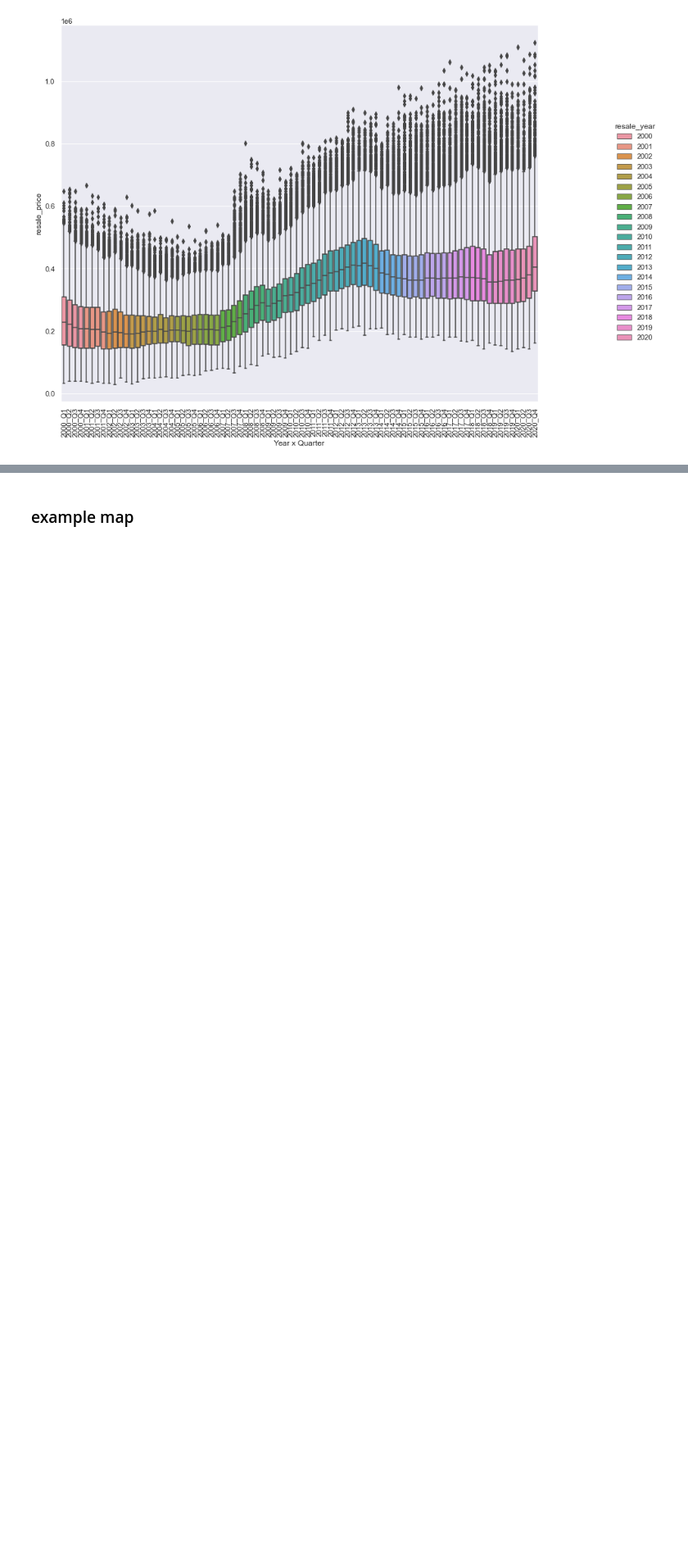
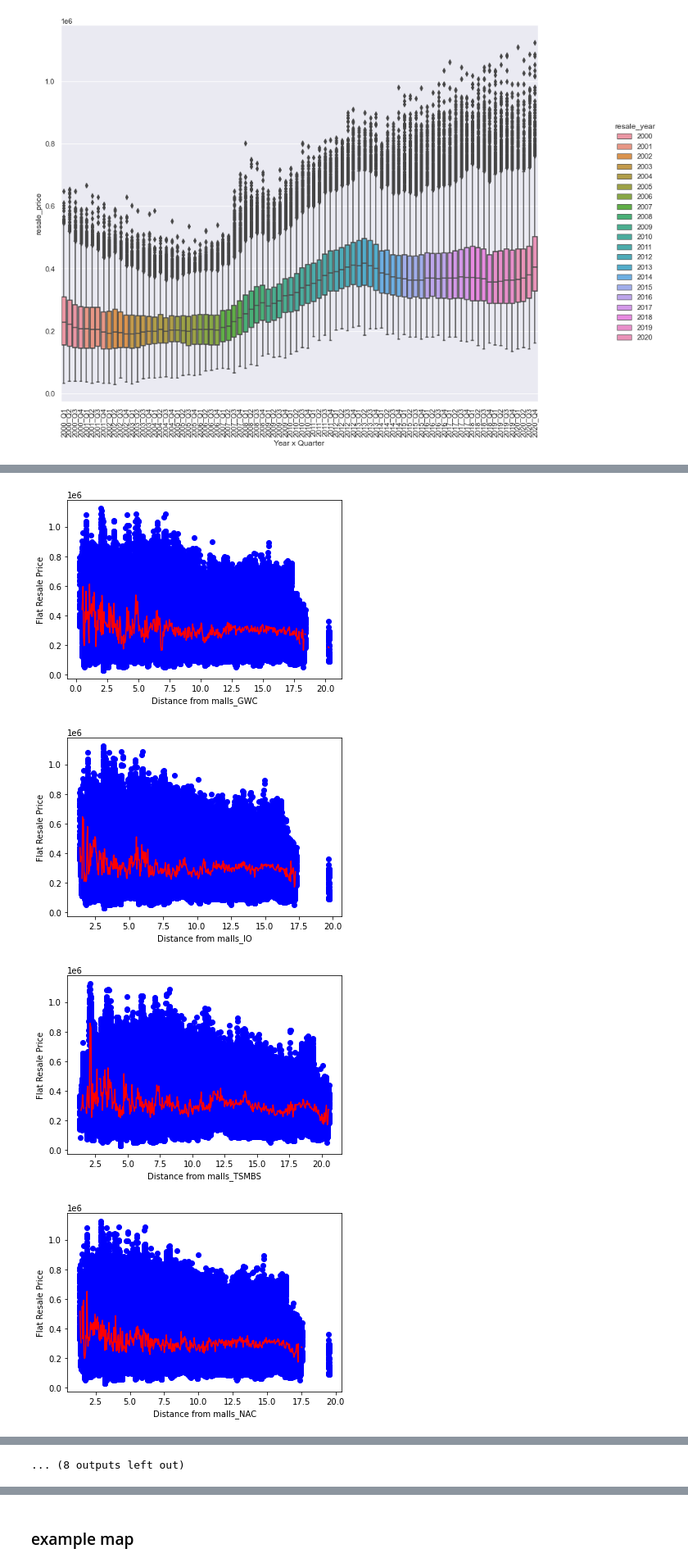
Before and after one commit to tanfiona/HDBResalePrice, a Jupyter notebook: notebooks/Report_TablesNGraphs.ipynb, the cells around one changed output, grey strips where cells are left out. Shown at 82% size. Saved outputs shown, nothing was run; the diff lists cells and outputs as text; code cells hidden in the pictures; blank space fills up the shorter version.

```diff
--- a/notebooks/Report_TablesNGraphs.ipynb
+++ b/notebooks/Report_TablesNGraphs.ipynb
@@ -171,0 +211,11 @@ g.fig.set_size_inches(15,10)
+# %%
+study_cols = [i for i in train_df.columns if 'malls_' in i]
+
+for i in study_cols:
+    custom_binscatter(train_df[i], train_df['resale_price'], nbins = 500,
+                      xlabel=f'Distance from {i}', ylabel='Flat Resale Price', title='')
+# %% [output]
+[figure, added]
+[figure, added]
+[figure, added]
+[figure, added]
@@ -171,0 +230 @@ g.fig.set_size_inches(15,10)
+... (8 outputs left out)
```
Also changed, not shown: parts of 4 cells of this notebook, 3 other files.
